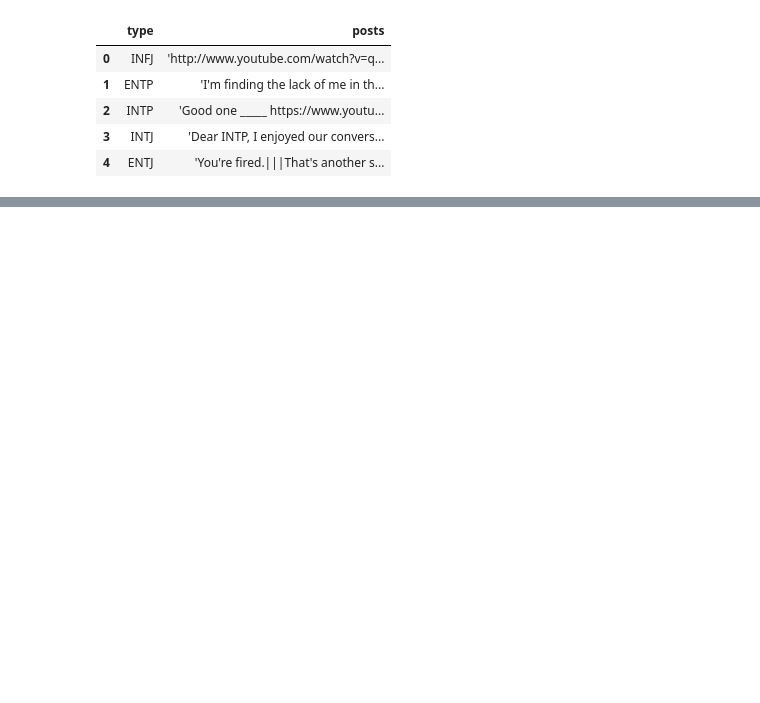
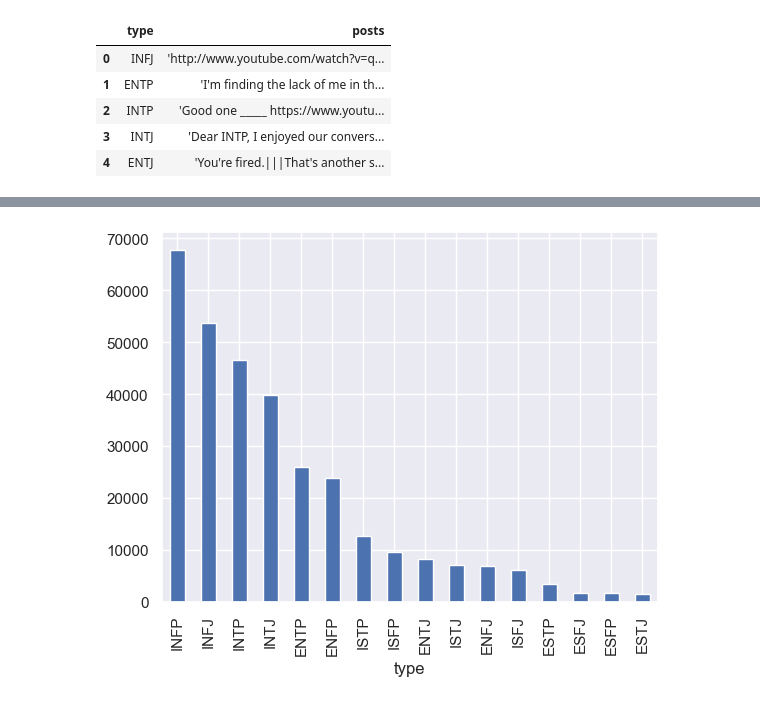
Before and after one commit to Nicolewangui/NLP-MBTI-Dataset, a Jupyter notebook: Cleaning_text_and_noise.ipynb, the cells around one changed output, grey strips where cells are left out. Drawn from its saved outputs; the diff is of its cells as text; code cells hidden in the pictures; blank space fills up the shorter version.

```diff
--- a/Cleaning_text_and_noise.ipynb
+++ b/Cleaning_text_and_noise.ipynb
@@ -65,0 +80,7 @@ mbti.head()
+# %%
+#Separate each post in the 'post' column into its own row
+all_mbti = []
+for i, row in mbti.iterrows():
+    for post in row['posts'].split('|||'):
+        all_mbti.append([row['type'], post])
+all_mbti = pd.DataFrame(all_mbti, columns=['type','post'])
@@ -65,0 +92,5 @@ mbti.head()
+# %%
+all_mbti['type'].value_counts().plot(kind ='bar')
+plt.show()
+# %% [output]
+[figure, added]
```
Also changed, not shown: parts of 34 cells of this notebook, 1 other file.
